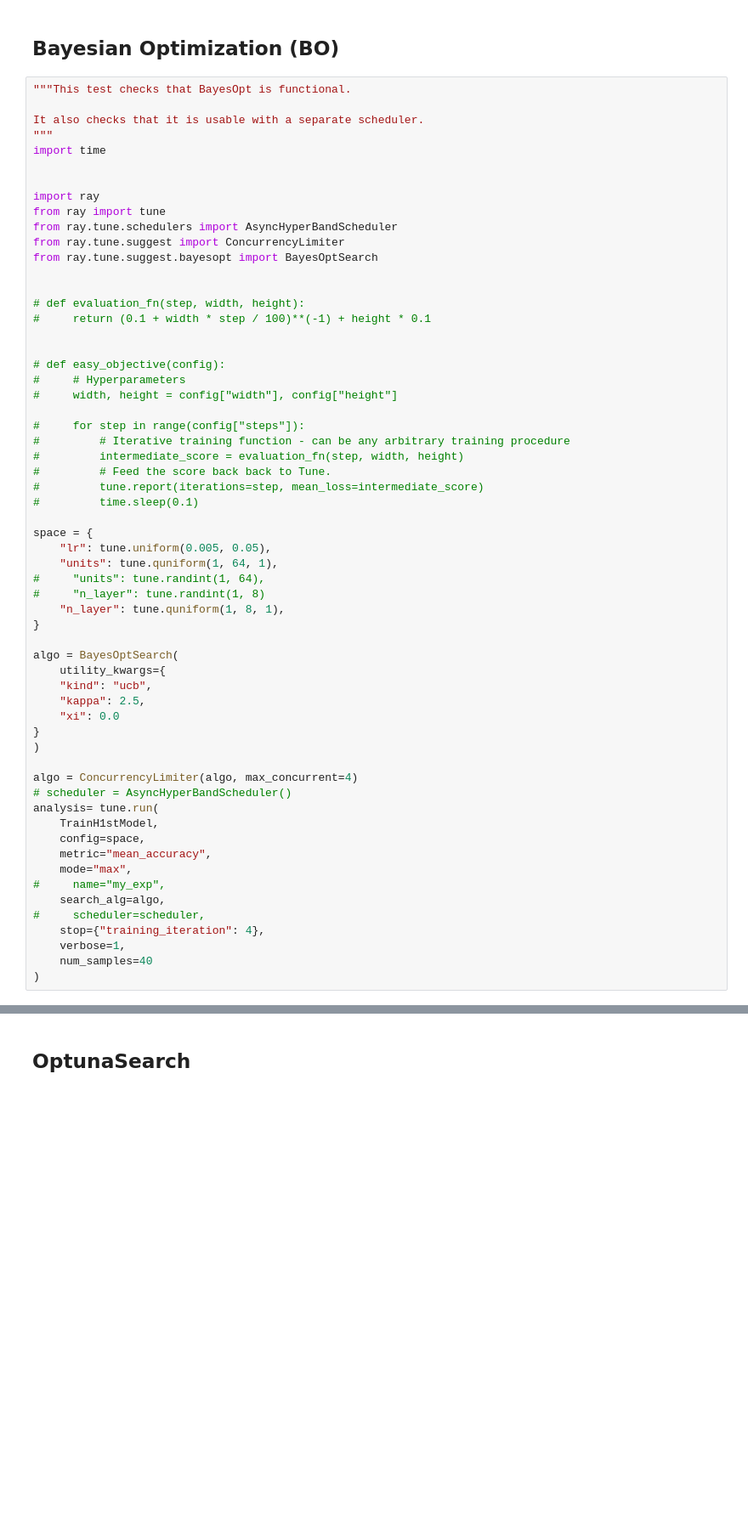
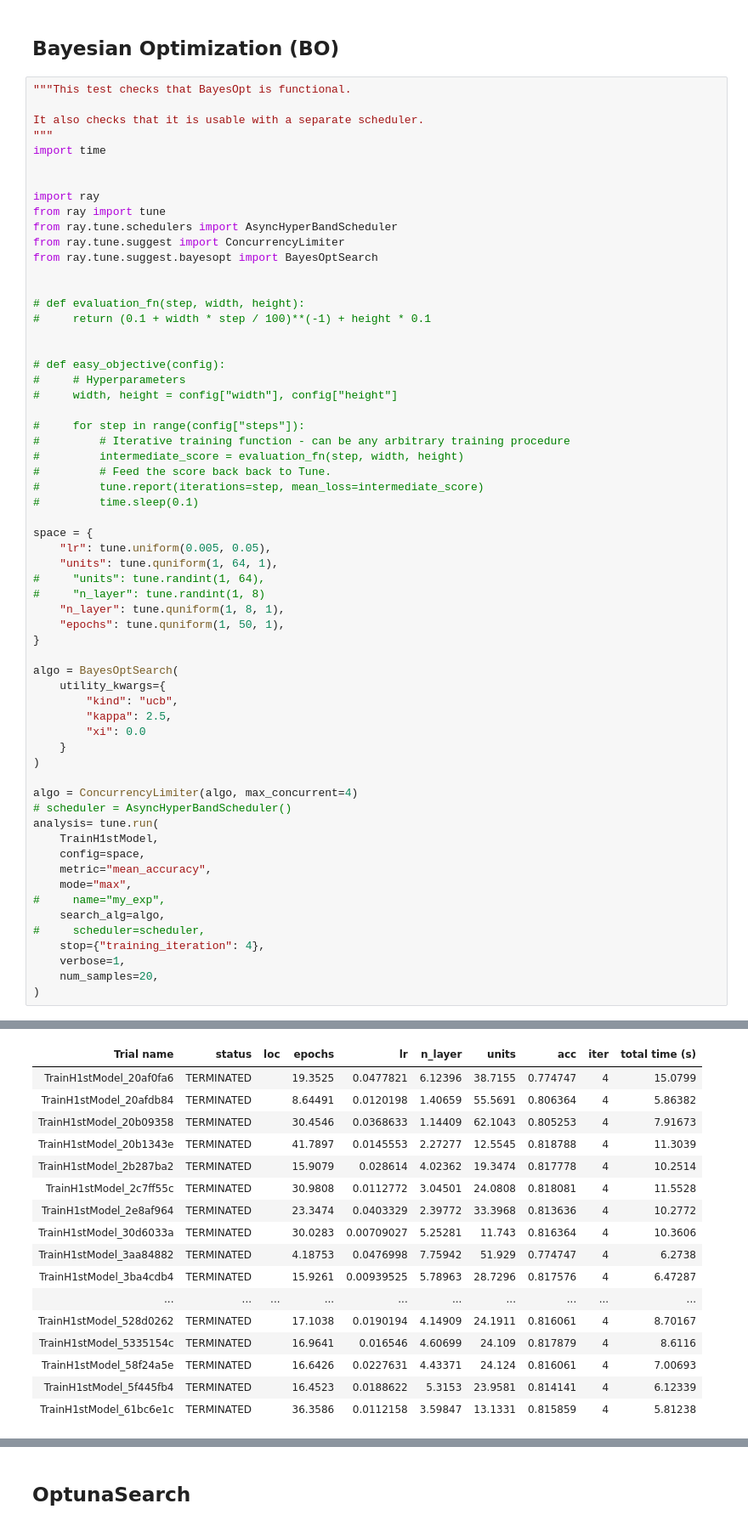
Before and after one commit to h1st-ai/h1st, a Jupyter notebook: examples/RayTune/RayTune_with_H1st.ipynb, the cells around one changed output, grey strips where cells are left out. Shown at 85% size. Drawn from its saved outputs; the diff is of its cells as text; blank space fills up the shorter version.

```diff
--- a/examples/RayTune/RayTune_with_H1st.ipynb
+++ b/examples/RayTune/RayTune_with_H1st.ipynb
@@ -430,14 +559,15 @@ space = {
 #     "units": tune.randint(1, 64),
 #     "n_layer": tune.randint(1, 8)
     "n_layer": tune.quniform(1, 8, 1),
+    "epochs": tune.quniform(1, 50, 1),
 }
 
 algo = BayesOptSearch(
     utility_kwargs={
-    "kind": "ucb",
-    "kappa": 2.5,
-    "xi": 0.0
-}
+        "kind": "ucb",
+        "kappa": 2.5,
+        "xi": 0.0
+    }
 )
 
 algo = ConcurrencyLimiter(algo, max_concurrent=4)
@@ -452,5 +582,6 @@ analysis= tune.run(
 #     scheduler=scheduler,
     stop={"training_iteration": 4},
     verbose=1,
-    num_samples=40
+    num_samples=20,
 )
+# %% [output]
@@ -457 +594,18 @@ analysis= tune.run(
+| Trial name | status | loc | epochs | lr | n_layer | units | acc | iter | total time (s) |
+| TrainH1stModel_20af0fa6 | TERMINATED |  | 19.3525 | 0.0477821 | 6.12396 | 38.7155 | 0.774747 | 4 | 15.0799 |
+| TrainH1stModel_20afdb84 | TERMINATED |  | 8.64491 | 0.0120198 | 1.40659 | 55.5691 | 0.806364 | 4 | 5.86382 |
+| TrainH1stModel_20b09358 | TERMINATED |  | 30.4546 | 0.0368633 | 1.14409 | 62.1043 | 0.805253 | 4 | 7.91673 |
+| TrainH1stModel_20b1343e | TERMINATED |  | 41.7897 | 0.0145553 | 2.27277 | 12.5545 | 0.818788 | 4 | 11.3039 |
+| TrainH1stModel_2b287ba2 | TERMINATED |  | 15.9079 | 0.028614 | 4.02362 | 19.3474 | 0.817778 | 4 | 10.2514 |
+| TrainH1stModel_2c7ff55c | TERMINATED |  | 30.9808 | 0.0112772 | 3.04501 | 24.0808 | 0.818081 | 4 | 11.5528 |
+| TrainH1stModel_2e8af964 | TERMINATED |  | 23.3474 | 0.0403329 | 2.39772 | 33.3968 | 0.813636 | 4 | 10.2772 |
+| TrainH1stModel_30d6033a | TERMINATED |  | 30.0283 | 0.00709027 | 5.25281 | 11.743 | 0.816364 | 4 | 10.3606 |
+| TrainH1stModel_3aa84882 | TERMINATED |  | 4.18753 | 0.0476998 | 7.75942 | 51.929 | 0.774747 | 4 | 6.2738 |
+| TrainH1stModel_3ba4cdb4 | TERMINATED |  | 15.9261 | 0.00939525 | 5.78963 | 28.7296 | 0.817576 | 4 | 6.47287 |
+| ... | ... | ... | ... | ... | ... | ... | ... | ... | ... |
+| TrainH1stModel_528d0262 | TERMINATED |  | 17.1038 | 0.0190194 | 4.14909 | 24.1911 | 0.816061 | 4 | 8.70167 |
+| TrainH1stModel_5335154c | TERMINATED |  | 16.9641 | 0.016546 | 4.60699 | 24.109 | 0.817879 | 4 | 8.6116 |
+| TrainH1stModel_58f24a5e | TERMINATED |  | 16.6426 | 0.0227631 | 4.43371 | 24.124 | 0.816061 | 4 | 7.00693 |
+| TrainH1stModel_5f445fb4 | TERMINATED |  | 16.4523 | 0.0188622 | 5.3153 | 23.9581 | 0.814141 | 4 | 6.12339 |
+| TrainH1stModel_61bc6e1c | TERMINATED |  | 36.3586 | 0.0112158 | 3.59847 | 13.1331 | 0.815859 | 4 | 5.81238 |
 # %%
```
Also changed, not shown: parts of 12 cells of this notebook, 3 other files.
